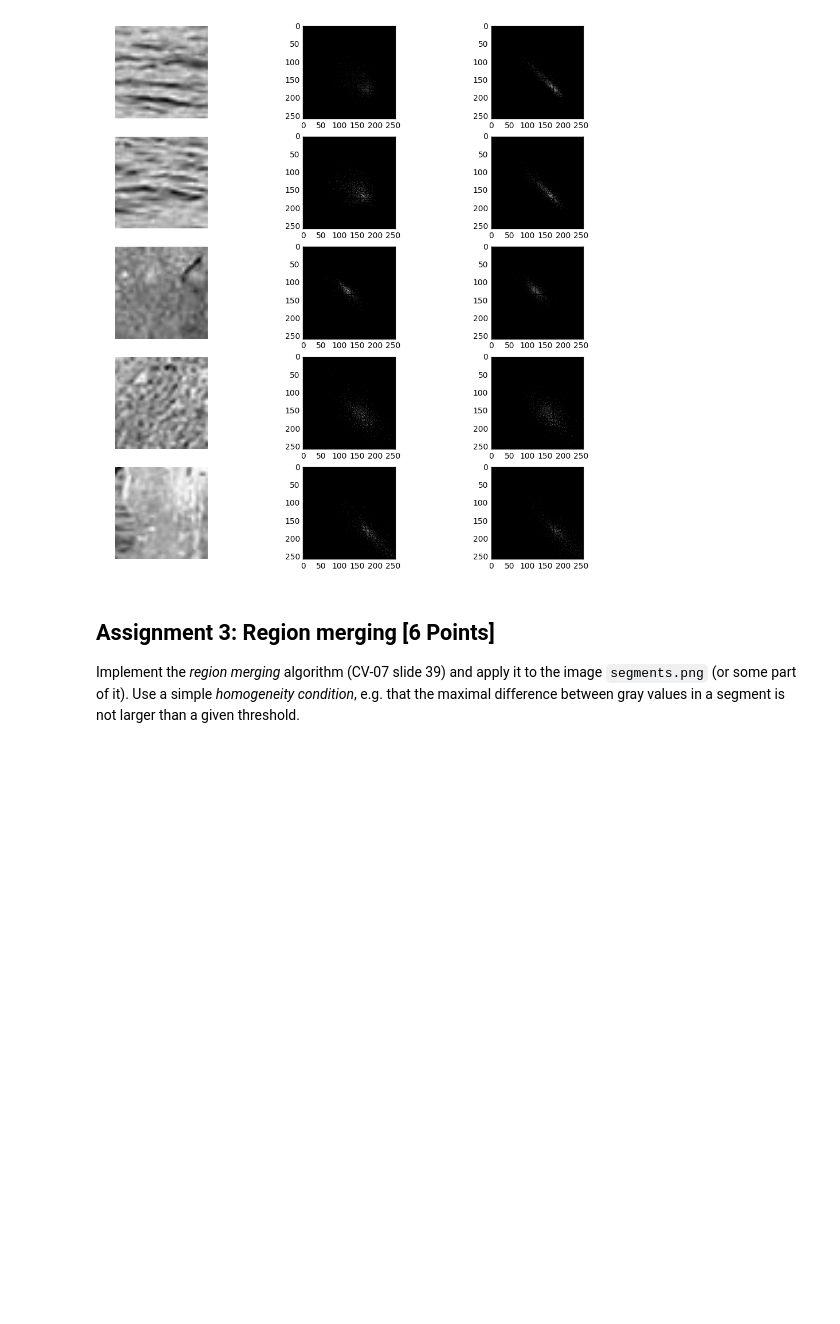
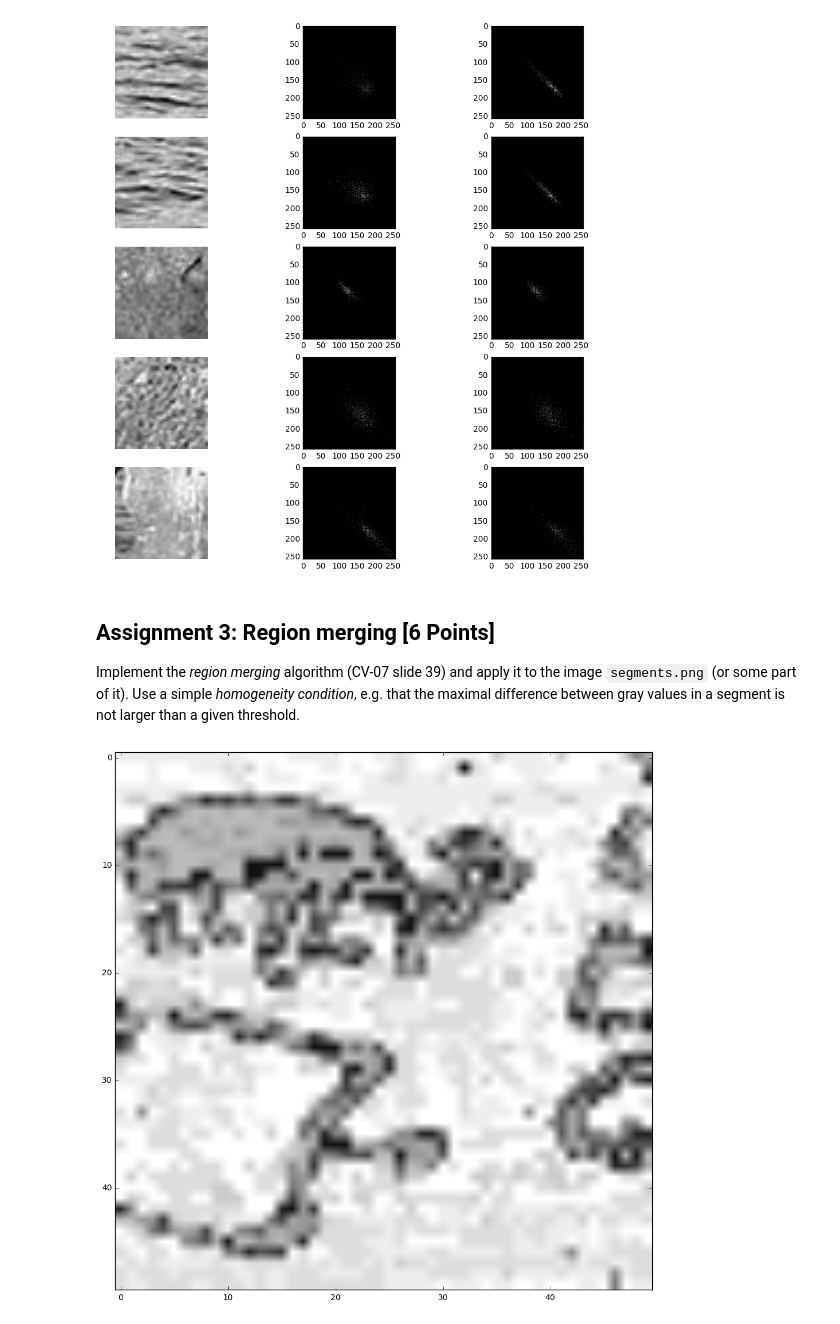
Before and after one commit to JustinShenk/cv2016, a Jupyter notebook: sheet_05/sheet05.ipynb, the cells around one changed output. Cells and saved outputs as stored; diff of their text form; code cells hidden in the pictures; blank space fills up the shorter version.

```diff
--- a/sheet_05/sheet05.ipynb
+++ b/sheet_05/sheet05.ipynb
@@ -223,0 +222,61 @@ Implement the *region merging* algorithm (CV-07 slide 39) and apply it to the im
+# %%
+import numpy as np
+from scipy import misc
+import matplotlib.pyplot as plt
+
+img = misc.imread('segments.png', mode='F')
+img = img[:50,:50]
+segmented_image = np.empty(img.shape)
+
+def homogeneous(img,s1,s2,h):
+    sum1 = 0
+    for g1 in s1:
+        sum1+=img[g1]
+    sum1/=len(s1)
+    sum2 = 0
+    for g2 in s2:
+        sum2+=img[g2]
+    sum2/=len(s2)
+    return np.abs(sum1-sum2)<h
+
+def merge(s,s1,s2):
+    s.remove(s1)
+    s.remove(s2)
+    for ss2 in s2:
+        s1.append(ss2)
+    s.append(s1)
+
+def segmentize(img):
+    segment = []
+    for i in range(len(img)):
+        for j in range(len(img[i])):
+            segment.append([(i,j)])
+    return segment
+
+segment = segmentize(img)
+def region_merge(img, h, segment, t):
+    t = 0
+    for i,j in ((ii,jj) for ii in range(len(segment)) for jj in range(ii+1,len(segment))):
+        if homogeneous(img,segment[i],segment[j],h):
+            t = 1
+            merge(segment,segment[i],segment[j])
+            break
+    return t
+
+
+t=1
+while t==1:
+    t = region_merge(img, 5, segment, t)
+
+n=0
+for s in segment:
+    for ss in s:
+        segmented_image[ss] = n
+    n+=1
+
+plt.figure(figsize=(12, 12))
+plt.gray()
+plt.imshow(segmented_image)
+plt.show()
+# %% [output]
+[figure, added]
```
Also changed, not shown: parts of 4 cells of this notebook, 14 other files.
